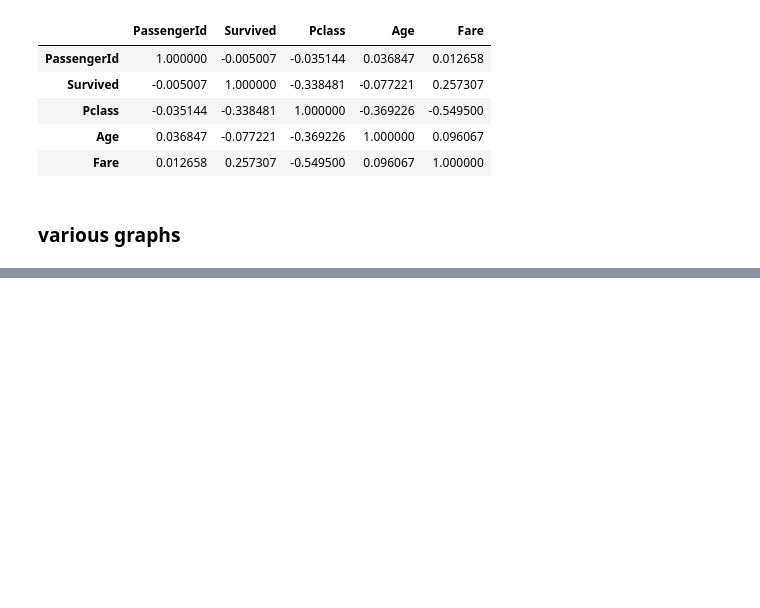
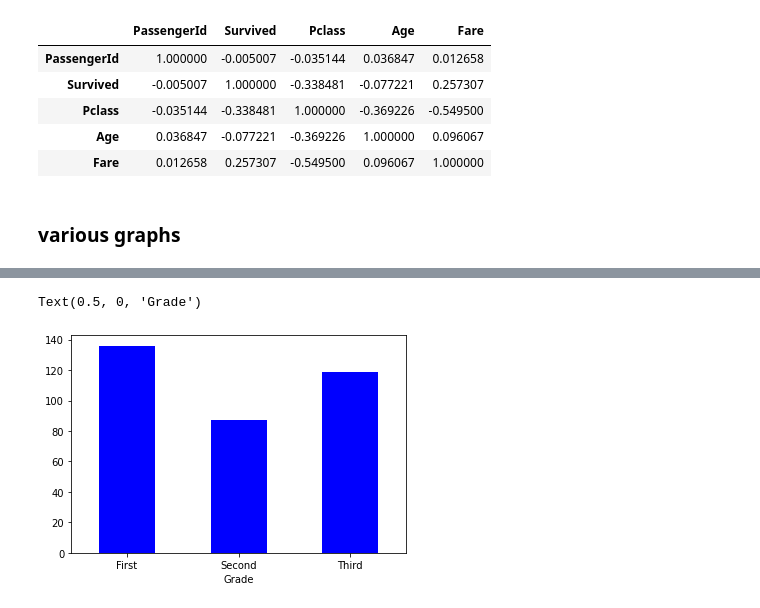
Before and after one commit to ha789ha/Python_Data, a Jupyter notebook: titanic/main.ipynb, the cells around one changed output, grey strips where cells are left out. Saved outputs shown, nothing was run; the diff lists cells and outputs as text; code cells hidden in the pictures; blank space fills up the shorter version.

```diff
--- a/titanic/main.ipynb
+++ b/titanic/main.ipynb
@@ -74,0 +101,9 @@ plt.scatter(data.Age, data.Fare, c = data.Fare, s= data.Fare, cmap='rainbow')
+# %%
+# bar plot Survived by Pclass
+data.loc[(data.Survived==1)].groupby('Pclass')['Survived'].value_counts().plot(kind='bar', color='b')
+index = [0, 1, 2]
+plt.xticks(index, ['First', 'Second', 'Third'], rotation=0, color='black')
+plt.xlabel('Grade')
+# %% [output]
+Text(0.5, 0, 'Grade')
+[figure, added]
```
Also changed, not shown: parts of 11 cells of this notebook.
